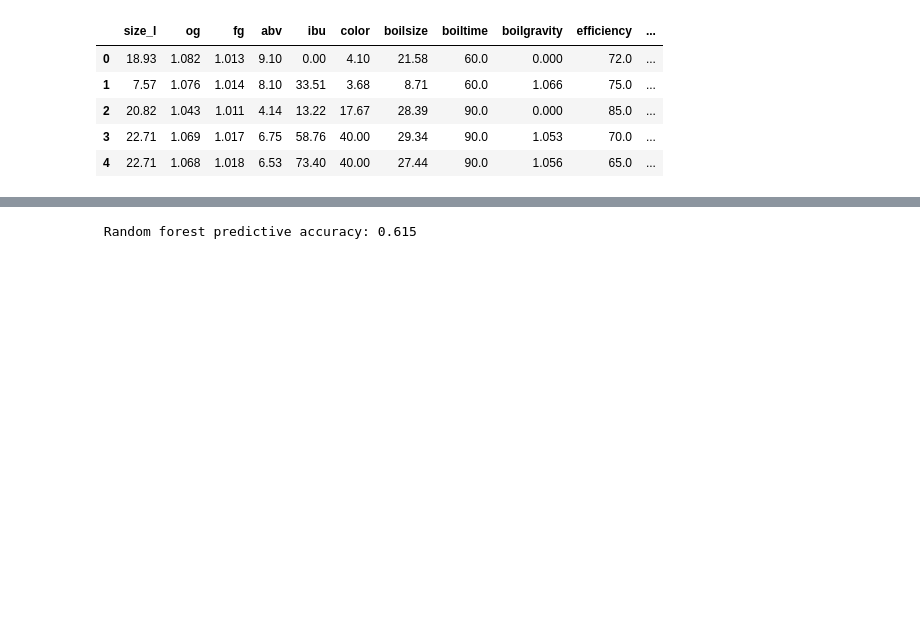
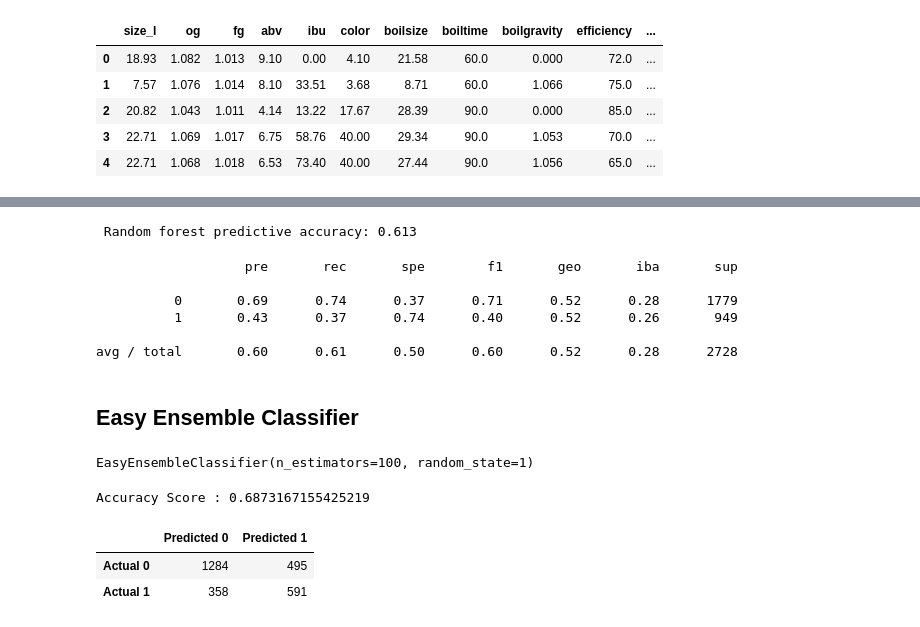
Before and after one commit to chase-dalton/Das-Boot-Brew-Review, a Jupyter notebook: Machine_learning/name_brand_classification.ipynb, the cells around one changed output, grey strips where cells are left out. Cells and saved outputs as stored; diff of their text form; code cells hidden in the pictures; blank space fills up the shorter version.

Commit message:
trying ensemble classifier and Neural Network

```diff
--- a/Machine_learning/name_brand_classification.ipynb
+++ b/Machine_learning/name_brand_classification.ipynb
@@ -60,6 +66,6 @@ X_test_scaled = X_scaler.transform(X_test)
 # %%
 # Create a random forest classifier.
-rf_model = RandomForestClassifier(n_estimators=300, random_state=5)
+rf_model = RandomForestClassifier(n_estimators=200, random_state=5)
 
 # Fitting the model
 rf_model = rf_model.fit(X_train_scaled, y_train)
@@ -68,4 +74,43 @@ rf_model = rf_model.fit(X_train_scaled, y_train)
 y_pred = rf_model.predict(X_test_scaled)
 print(f" Random forest predictive accuracy: {accuracy_score(y_test,y_pred):.3f}")
 # %% [output]
- Random forest predictive accuracy: 0.615
+ Random forest predictive accuracy: 0.613
+# %%
+# Print the imbalanced classification report
+print(classification_report_imbalanced(y_test, y_pred))
+# %% [output]
+                   pre       rec       spe        f1       geo       iba       sup
+
+          0       0.69      0.74      0.37      0.71      0.52      0.28      1779
+          1       0.43      0.37      0.74      0.40      0.52      0.26       949
+
+avg / total       0.60      0.61      0.50      0.60      0.52      0.28      2728
+# %% [markdown]
+## Easy Ensemble Classifier
+# %%
+# Train the EasyEnsembleClassifier
+classifier = EasyEnsembleClassifier(n_estimators = 100, random_state=1)
+classifier.fit(X_train, y_train)
+# %% [output]
+EasyEnsembleClassifier(n_estimators=100, random_state=1)
+# %%
+# Calculated the balanced accuracy score
+predictions = classifier.predict(X_test)
+acc_score = accuracy_score(y_test, predictions)
+print(f"Accuracy Score : {acc_score}")
+# %% [output]
+Accuracy Score : 0.6873167155425219
+# %%
+# Display the confusion matrix
+cm = confusion_matrix(y_test, predictions)
+cm_df = pd.DataFrame(
+    cm, index=["Actual 0", "Actual 1"],
+    columns=["Predicted 0", "Predicted 1"]
+)
+
+# Displaying results
+display(cm_df)
+# %% [output]
+|  | Predicted 0 | Predicted 1 |
+| Actual 0 | 1284 | 495 |
+| Actual 1 | 358 | 591 |
```
Also changed, not shown: parts of 9 cells of this notebook, 1 other file.
